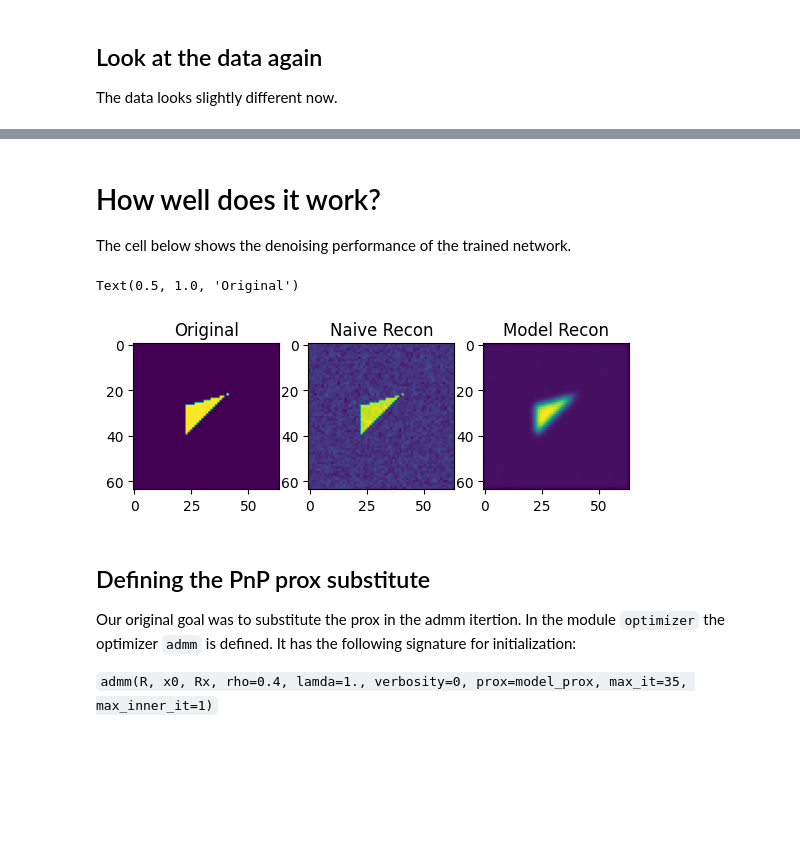
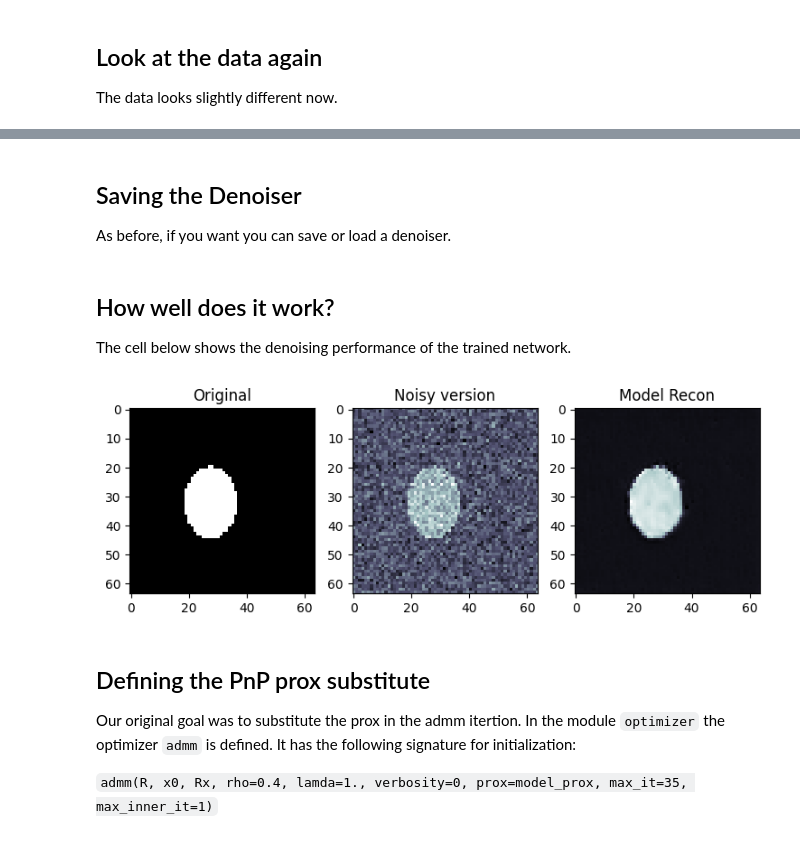
Before and after one commit to TimRoith/HIDA-RIIR, a Jupyter notebook: Tutorial_03.ipynb, the cells around one changed output, grey strips where cells are left out. Drawn from its saved outputs; the diff is of its cells as text; code cells hidden in the pictures; blank space fills up the shorter version.

```diff
--- a/Tutorial_03.ipynb
+++ b/Tutorial_03.ipynb
@@ -268 +427,10 @@ interactive(children=(FloatSlider(value=1.0, continuous_update=False, descriptio
+# %%
+fig, ax = plt.subplots(2,3, figsize=(15,10))
+for i, (v, E, t) in enumerate([(ps,Ep, 'p'), (angles, Ea, 'End angle'), (noise_lvls, En, 'noise level')]):
+    for k in E.keys():
+        m = 0 if  k.split('_')[0] == 'l2' else 1
+        ax[m,i].plot(v, E[k], label=k)
+        ax[m,i].set_xlabel(t)
+        ax[m,i].legend()
+plt.legend()
 # %% [markdown]
@@ -304,11 +489,10 @@ We want to try out the PnP approaches from above. To do so we first train a deno
 # %%
-def get_data(batch_size, train_shape, noise_lvl):
+def get_data(batch_size, p, noise_lvl):
     x_recon = np.zeros((batch_size, 1, img_size, img_size))
     x = np.zeros((batch_size, 1, img_size, img_size))
 
-    # set real images and inputs
     for i in range(batch_size):
-        x[i,0,...] = rwn(train_p)
+        x[i,0,...] = rwn(p)
         x_recon[i, 0, ...] = x[i,0,...] + np.random.normal(0, noise_lvl, size=x[i,0,...].shape)
     return x_recon, torch.Tensor(x)
 # %% [markdown]
@@ -338,10 +521,15 @@ scheduler = torch.optim.lr_scheduler.CosineAnnealingLR(opt, T_max=10, eta_min=0)
 # %%
-train_shape = 'random'
+train_p = [2]
 batch_size = 5
-max_it = 50
+max_it = 150
+noise_lvl = 0.3
 
 for num_it in range(max_it):
-    train_step(denoiser, get_data, batch_size=batch_size, train_shape=train_shape)
+    # TODO: call the train step function
+    train_step(
+        denoiser, get_data, loss_fct, opt, scheduler,
+        batch_size=batch_size, p=train_p, noise_lvl = noise_lvl
+    )
 # %% [output]
 ------------------------------
 Iteration: 0
@@ -362,0 +555,3 @@ Current lr:0.0
+# %% [markdown]
+## Saving the Denoiser
+As before, if you want you can save or load a denoiser.
@@ -363,19 +564,22 @@ Current lr:0.0
+# %%
+load_model = True
+if load_model:
+    denoiser.load_state_dict(torch.load('denoiser.pt', weights_only=True))
 # %% [markdown]
-# How well does it work?
+## How well does it work?
 The cell below shows the denoising performance of the trained network.
 # %%
-x_recon, x = get_data(5, 'random', 0.05)
+x_recon, x = get_data(5, 2, noise_lvl)
 
-fig, ax = plt.subplots(1,3)
-ax[2].imshow(denoiser(x_recon).detach()[0,0,...])
+fig, ax = plt.subplots(1,3, figsize=(9,3))
+ax[2].imshow(denoiser(x_recon).detach()[0,0,...], **im_kwargs)
 ax[2].set_title('Model Recon')
-ax[1].imshow(x_recon[0,0,...])
-ax[1].set_title('Naive Recon')
-ax[0].imshow(x.detach()[0,0,...])
-ax[0].set_title('Original')
+ax[1].imshow(x_recon[0,0,...], **im_kwargs)
+ax[1].set_title('Noisy version')
+ax[0].imshow(x.detach()[0,0,...], **im_kwargs)
+ax[0].set_title('Original');
 # %% [output]
-Text(0.5, 1.0, 'Original')
-[figure, old version]
+[figure, new version]
 # %% [markdown]
 ## Defining the PnP prox substitute
 
```
Also changed, not shown: parts of 47 cells of this notebook, 12 other files.
